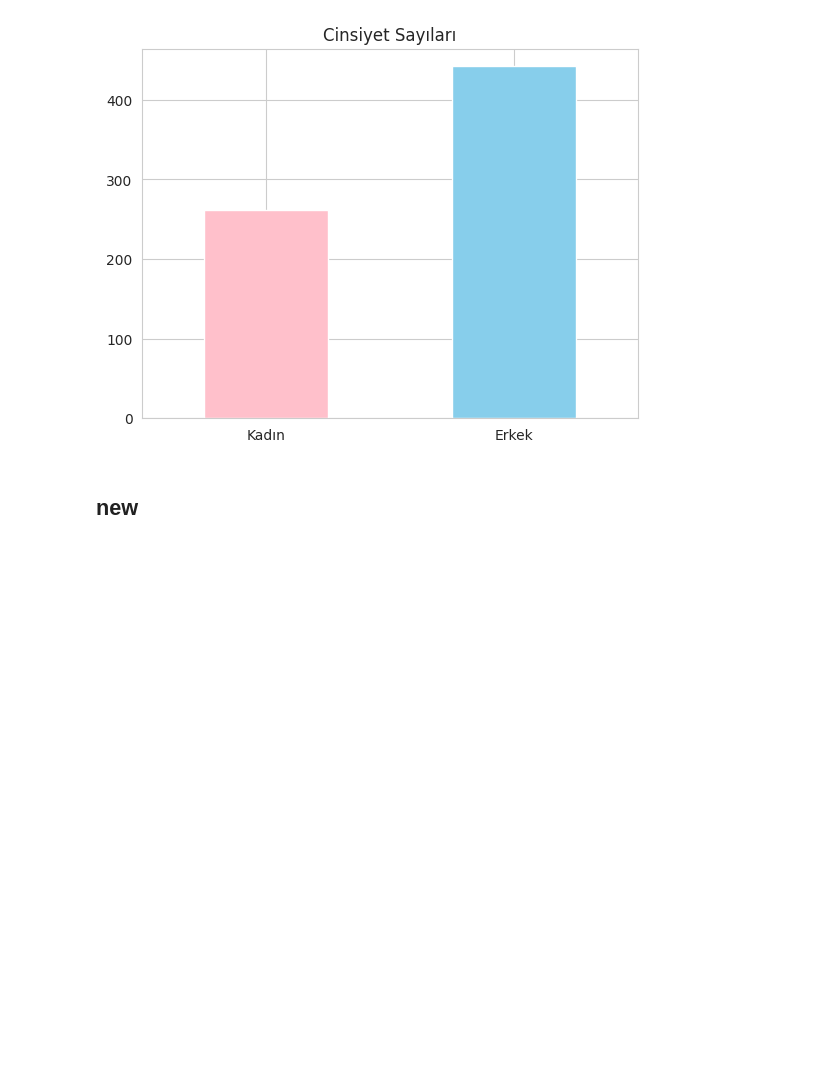
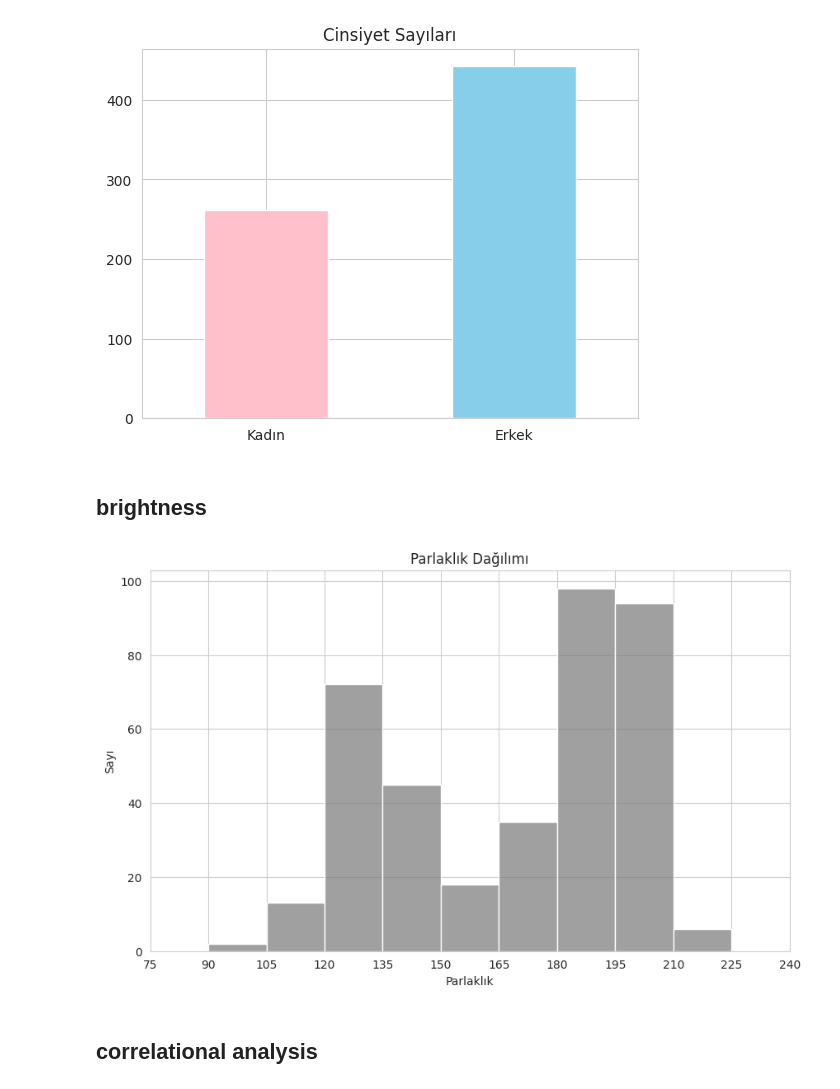
Before and after one commit to meyupy/teknofest25-syz, a Jupyter notebook: cto calculation/data_analysis.ipynb, the cells around one changed output. Cells and saved outputs as stored; diff of their text form; code cells hidden in the pictures; blank space fills up the shorter version.

```diff
--- a/cto calculation/data_analysis.ipynb
+++ b/cto calculation/data_analysis.ipynb
@@ -66,4 +74,28 @@ plt.show()
 # %% [output]
 [figure]
 # %% [markdown]
-## new
+## brightness
+# %%
+def plot_brightness_histogram(df, range_step, xlim=(0, 255), ctr_only=False):
+    step = range_step
+    bin_edges = np.arange(0, 256 + step, step)
+
+    if ctr_only:
+        df = df.dropna(subset=['ctr'])
+    brightness_values = df['brightness'].dropna()
+
+    sns.set_style("whitegrid")
+    plt.figure(figsize=(10, 6))
+    sns.histplot(brightness_values, bins=bin_edges, color='gray')
+    plt.xticks(bin_edges)
+    plt.xlim(xlim)
+    plt.title('Parlaklık Dağılımı')
+    plt.xlabel('Parlaklık')
+    plt.ylabel('Sayı')
+    plt.show()
+# %%
+plot_brightness_histogram(df, 15, xlim=(75, 240), ctr_only=True)
+# %% [output]
+[figure, added]
+# %% [markdown]
+## correlational analysis
```
Also changed, not shown: parts of 6 cells of this notebook, 3 other files.
